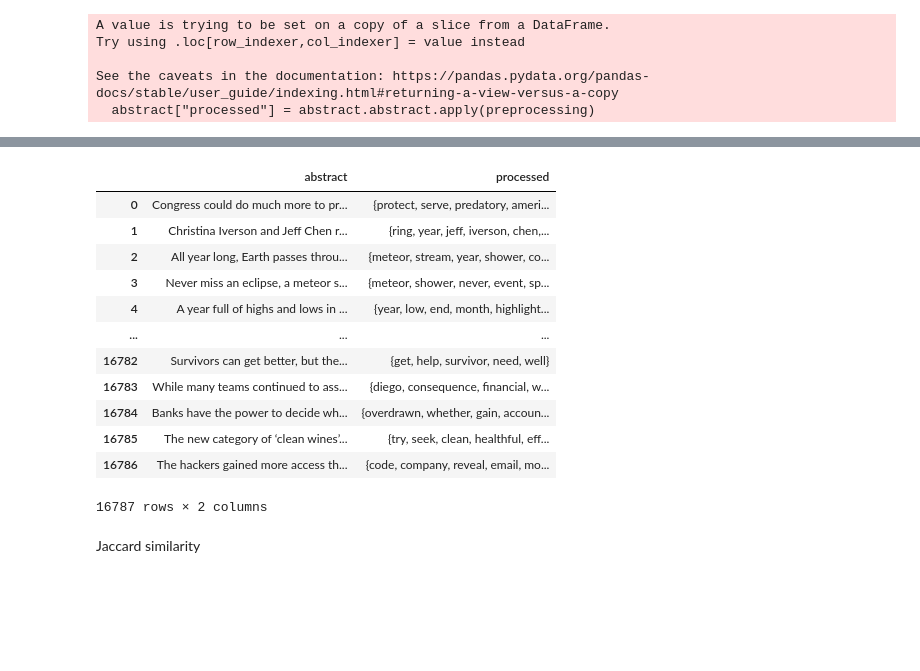
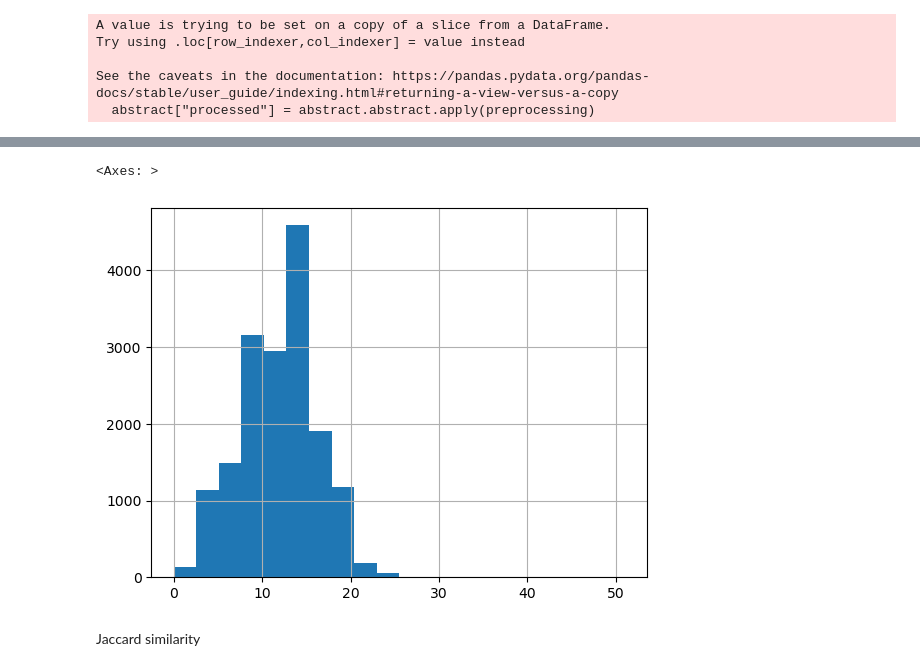
Before and after one commit to anastasiakhromova/finding_similar_items2, a Jupyter notebook: eda.ipynb, the cells around one changed output, grey strips where cells are left out. Drawn from its saved outputs; the diff is of its cells as text; code cells hidden in the pictures; blank space fills up the shorter version.

```diff
--- a/eda.ipynb
+++ b/eda.ipynb
@@ -98,19 +112,8 @@ See the caveats in the documentation: https://pandas.pydata.org/pandas-docs/stab
 # %%
-abstract
+abstract.processed.apply(len).hist(bins=20)
 # %% [output]
-|  | abstract | processed |
-| 0 | Congress could do much more to pr... | {protect, serve, predatory, ameri... |
-| 1 | Christina Iverson and Jeff Chen r... | {ring, year, jeff, iverson, chen,... |
-| 2 | All year long, Earth passes throu... | {meteor, stream, year, shower, co... |
-| 3 | Never miss an eclipse, a meteor s... | {meteor, shower, never, event, sp... |
-| 4 | A year full of highs and lows in ... | {year, low, end, month, highlight... |
-| ... | ... | ... |
-| 16782 | Survivors can get better, but the... | {get, help, survivor, need, well} |
-| 16783 | While many teams continued to ass... | {diego, consequence, financial, w... |
-| 16784 | Banks have the power to decide wh... | {overdrawn, whether, gain, accoun... |
-| 16785 | The new category of ‘clean wines’... | {try, seek, clean, healthful, eff... |
-| 16786 | The hackers gained more access th... | {code, company, reveal, email, mo... |
-16787 rows × 2 columns
+<Axes: >
+[figure, added]
 # %% [markdown]
 Jaccard similarity
 # %%
```
Also changed, not shown: parts of 17 cells of this notebook.
